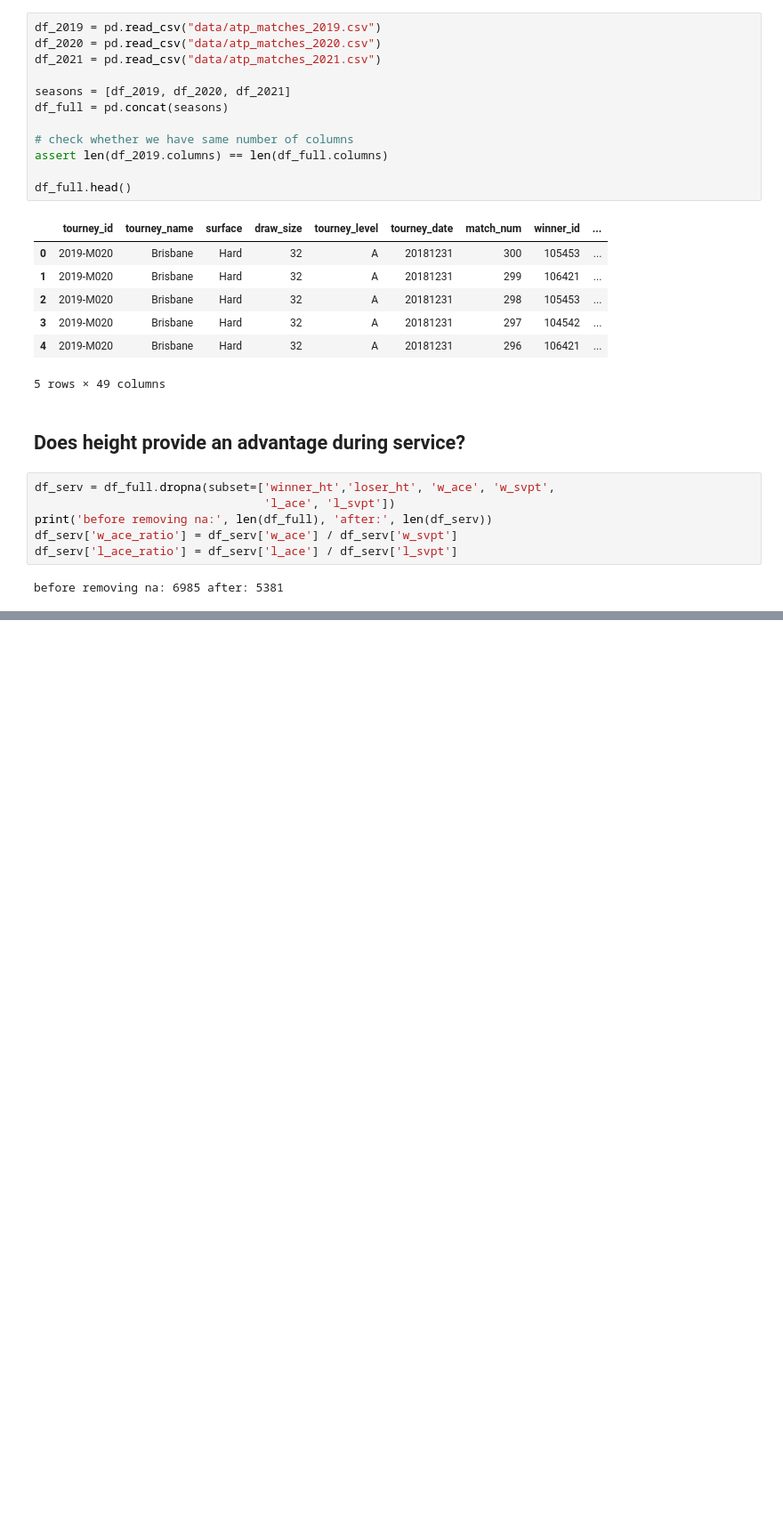
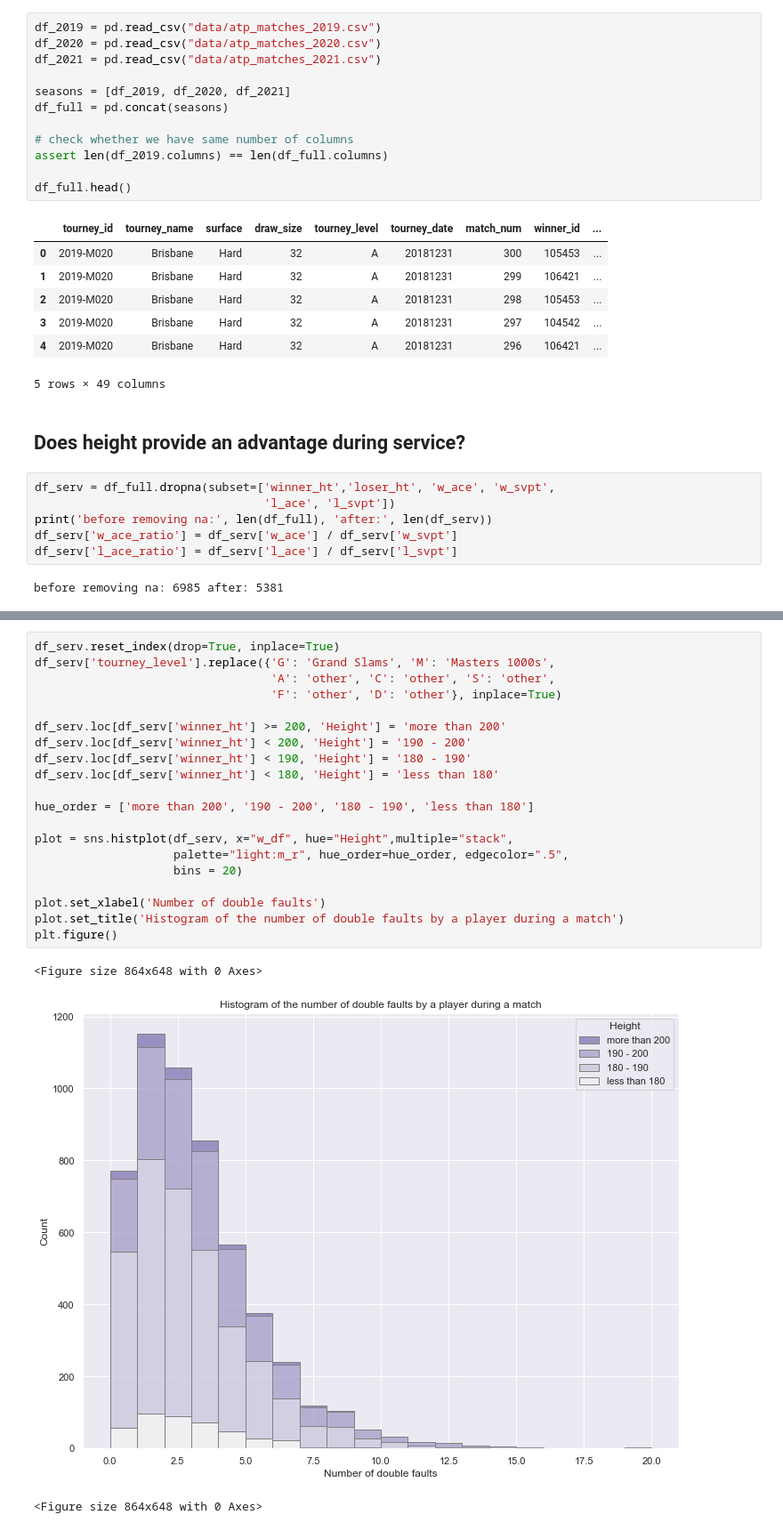
Before and after one commit to BorisBorisov33/Data-Analysis-Group-Project, a Jupyter notebook: analysis.ipynb, the cells around one changed output, grey strips where cells are left out. Shown at 89% size. Cells and saved outputs as stored; diff of their text form; blank space fills up the shorter version.

```diff
--- a/analysis.ipynb
+++ b/analysis.ipynb
@@ -73,0 +98,24 @@ plt.figure()
+# %%
+df_serv.reset_index(drop=True, inplace=True)
+df_serv['tourney_level'].replace({'G': 'Grand Slams', 'M': 'Masters 1000s',
+                                  'A': 'other', 'C': 'other', 'S': 'other',
+                                  'F': 'other', 'D': 'other'}, inplace=True)
+
+df_serv.loc[df_serv['winner_ht'] >= 200, 'Height'] = 'more than 200'
+df_serv.loc[df_serv['winner_ht'] < 200, 'Height'] = '190 - 200'
+df_serv.loc[df_serv['winner_ht'] < 190, 'Height'] = '180 - 190'
+df_serv.loc[df_serv['winner_ht'] < 180, 'Height'] = 'less than 180'
+
+hue_order = ['more than 200', '190 - 200', '180 - 190', 'less than 180']
+
+plot = sns.histplot(df_serv, x="w_df", hue="Height",multiple="stack",
+                    palette="light:m_r", hue_order=hue_order, edgecolor=".5",
+                    bins = 20)
+
+plot.set_xlabel('Number of double faults')
+plot.set_title('Histogram of the number of double faults by a player during a match')
+plt.figure()
+# %% [output]
+<Figure size 864x648 with 0 Axes>
+[figure, added]
+<Figure size 864x648 with 0 Axes>
```
Also changed, not shown: parts of 6 cells of this notebook.
